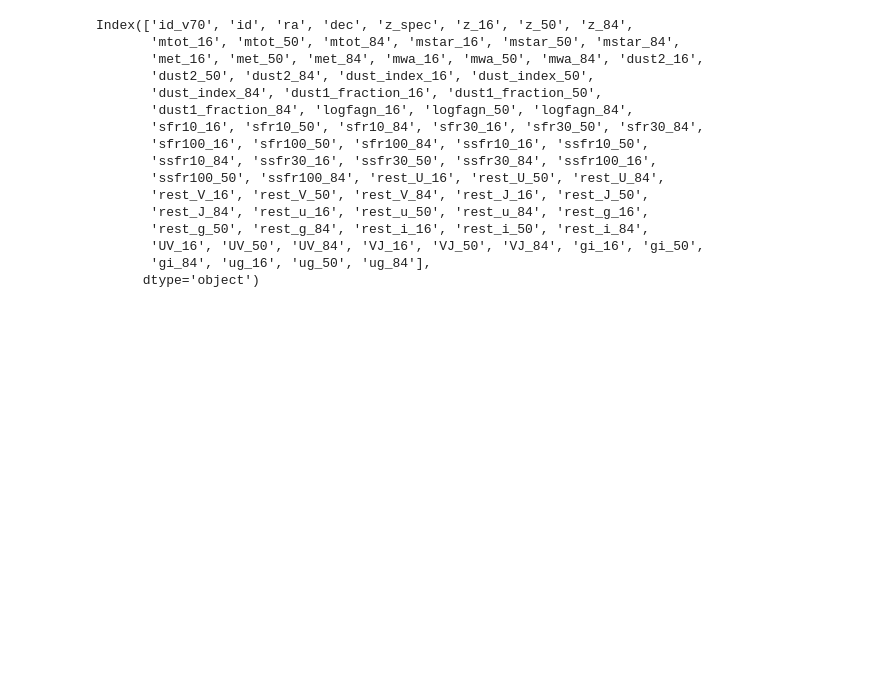
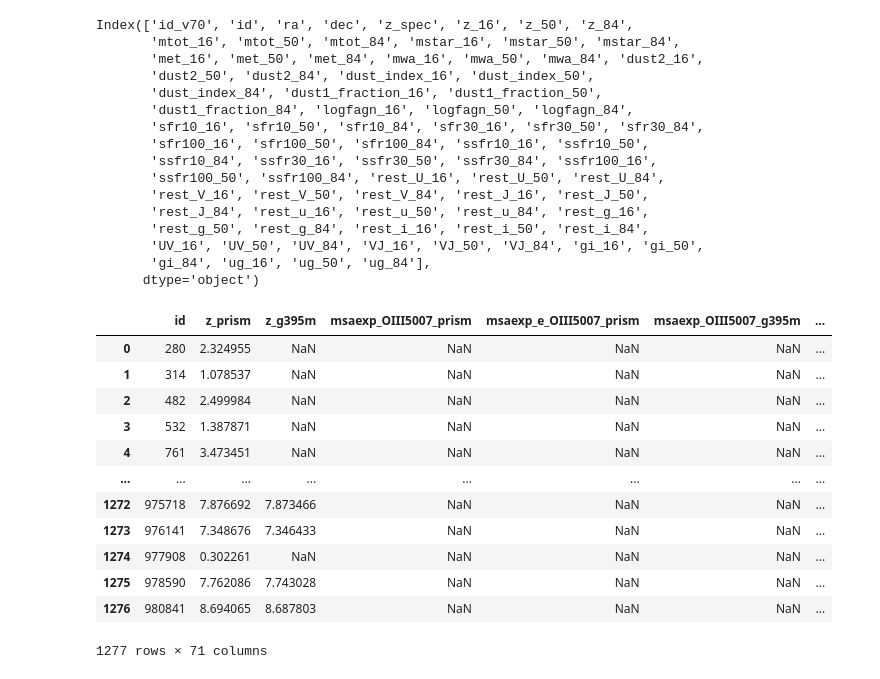
Before and after one commit to njcleri/RUBIES_ionization_conditions, a Jupyter notebook: plots_test.ipynb, the cells around one changed output. Saved outputs shown, nothing was run; the diff lists cells and outputs as text; code cells hidden in the pictures; blank space fills up the shorter version.

```diff
--- a/plots_test.ipynb
+++ b/plots_test.ipynb
@@ -146,3 +146,19 @@ Index(['id_v70', 'id', 'ra', 'dec', 'z_spec', 'z_16', 'z_50', 'z_84',
       dtype='object')
 # %%
 photometrydf = pd.concat([egs_photometrydf, uds_photometrydf])
+# %%
+line_fluxes
+# %% [output]
+|  | id | z_prism | z_g395m | msaexp_OIII5007_prism | msaexp_e_OIII5007_prism | msaexp_OIII5007_g395m | ... |
+| 0 | 280 | 2.324955 | NaN | NaN | NaN | NaN | ... |
+| 1 | 314 | 1.078537 | NaN | NaN | NaN | NaN | ... |
+| 2 | 482 | 2.499984 | NaN | NaN | NaN | NaN | ... |
+| 3 | 532 | 1.387871 | NaN | NaN | NaN | NaN | ... |
+| 4 | 761 | 3.473451 | NaN | NaN | NaN | NaN | ... |
+| ... | ... | ... | ... | ... | ... | ... | ... |
+| 1272 | 975718 | 7.876692 | 7.873466 | NaN | NaN | NaN | ... |
+| 1273 | 976141 | 7.348676 | 7.346433 | NaN | NaN | NaN | ... |
+| 1274 | 977908 | 0.302261 | NaN | NaN | NaN | NaN | ... |
+| 1275 | 978590 | 7.762086 | 7.743028 | NaN | NaN | NaN | ... |
+| 1276 | 980841 | 8.694065 | 8.687803 | NaN | NaN | NaN | ... |
+1277 rows × 71 columns
```
Also changed, not shown: parts of 7 cells of this notebook, 14 other files.
